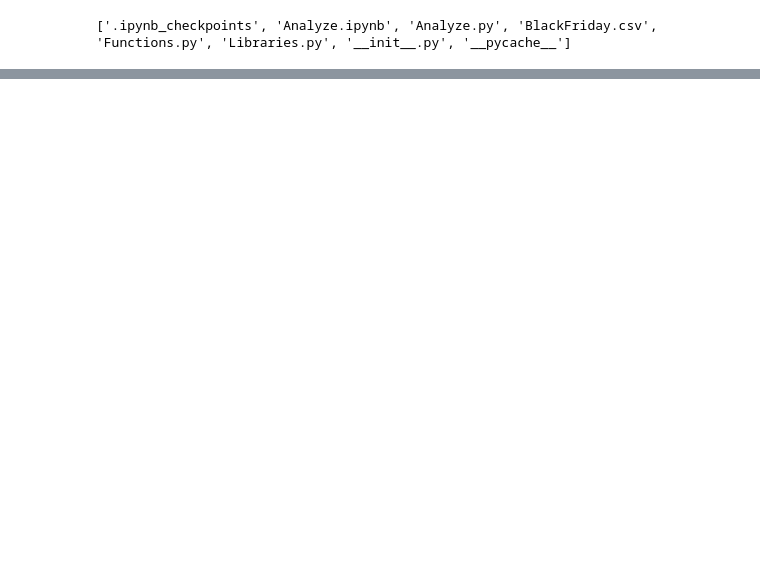
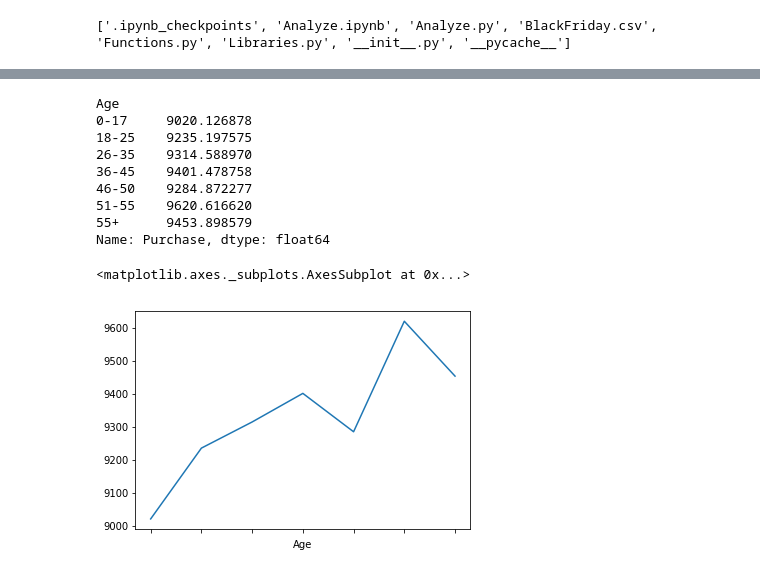
Before and after one commit to Paz4/PythonAnalyzeOfBlackFriday, a Jupyter notebook: BlackFridayAnalysisProject/Analyze.ipynb, the cells around one changed output, grey strips where cells are left out. Cells and saved outputs as stored; diff of their text form; code cells hidden in the pictures; blank space fills up the shorter version.

```diff
--- a/BlackFridayAnalysisProject/Analyze.ipynb
+++ b/BlackFridayAnalysisProject/Analyze.ipynb
@@ -83,3 +108,17 @@ draw_pie_diagram(poc2)
 # %%
-df.groupby(['Age'])['Purchase'].mean()
+Age_mean_purchase = df.groupby(['Age'])['Purchase'].mean()
+print(Age_mean_purchase)
+Age_mean_purchase.plot()
+# %% [output]
+Age
+0-17     9020.126878
+18-25    9235.197575
+26-35    9314.588970
+36-45    9401.478758
+46-50    9284.872277
+51-55    9620.616620
+55+      9453.898579
+Name: Purchase, dtype: float64
+<matplotlib.axes._subplots.AxesSubplot at 0x...>
+[figure, added]
 # %%
```
Also changed, not shown: parts of 27 cells of this notebook, 1 other file.
